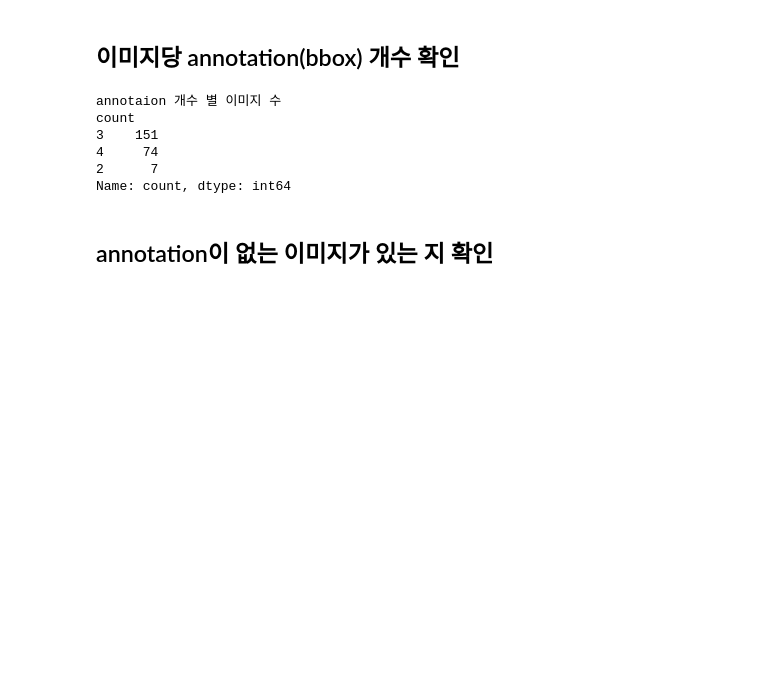
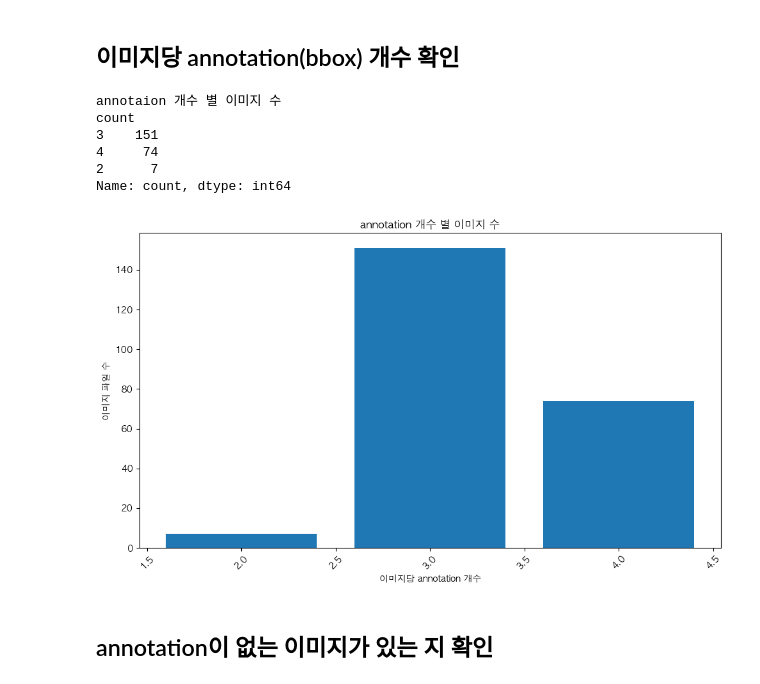
Before and after one commit to yulesn/pill-detection-ai, a Jupyter notebook: notebooks/20260910_yoojung_eda.ipynb, the cells around one changed output. Cells and saved outputs as stored; diff of their text form; code cells hidden in the pictures; blank space fills up the shorter version.

```diff
--- a/notebooks/20260910_yoojung_eda.ipynb
+++ b/notebooks/20260910_yoojung_eda.ipynb
@@ -101,13 +117,23 @@ annotation 행 수: 763
 # %%
 print(f"annotaion 개수 별 이미지 수")
 print(ann_df["file_name"].value_counts().value_counts())
+
+plt.figure(figsize=(10, 6))
+plt.bar(ann_df["file_name"].value_counts().value_counts().index, ann_df["file_name"].value_counts().value_counts().values)
+plt.xlabel("이미지당 annotation 개수")
+plt.ylabel("이미지 파일 수")
+plt.title("annotation 개수 별 이미지 수")
+plt.xticks(rotation=45)
+plt.tight_layout()
+plt.show()
 # %% [output]
 annotaion 개수 별 이미지 수
 count
 3    151
 4     74
 2      7
 Name: count, dtype: int64
+[figure, added]
 # %% [markdown]
 ## annotation이 없는 이미지가 있는 지 확인
 # %%
```
Also changed, not shown: parts of 18 cells of this notebook.
